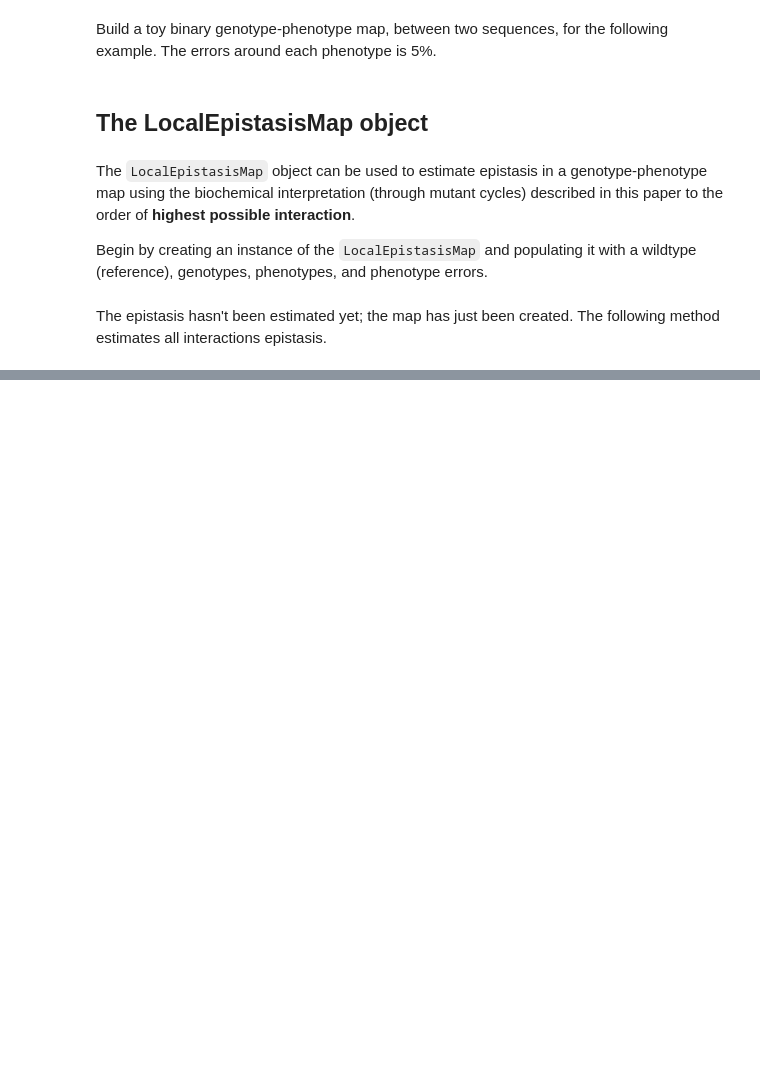
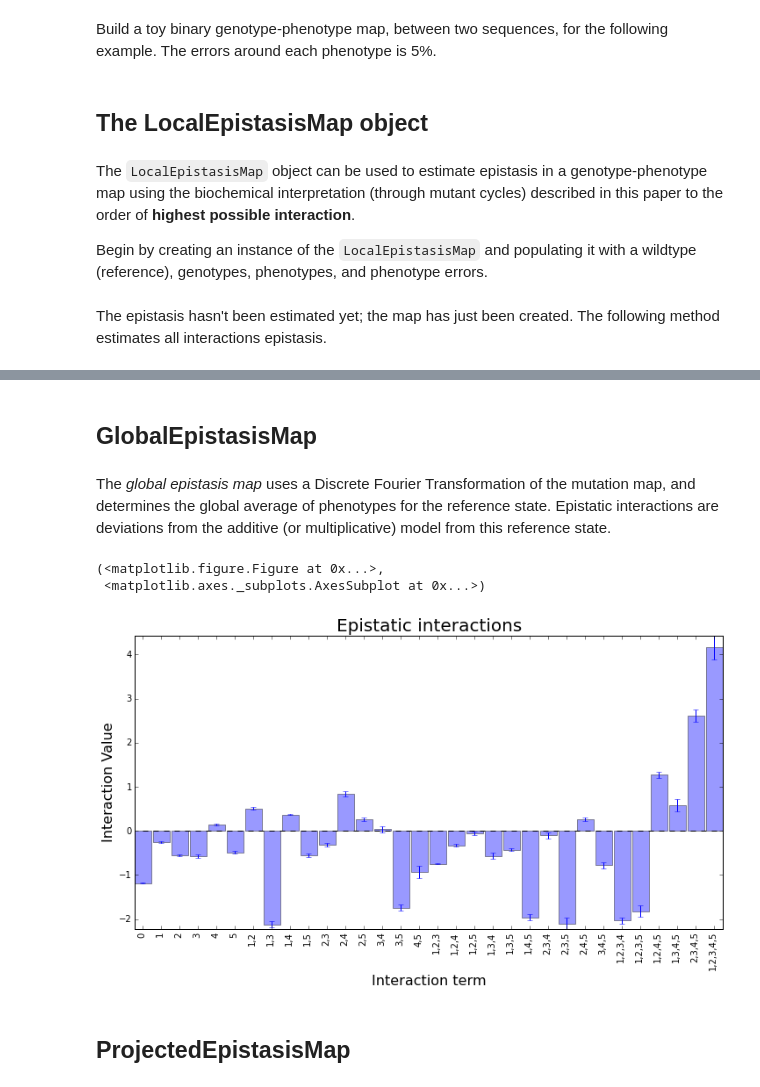
Before and after one commit to harmslab/epistasis, a Jupyter notebook: examples/ipynb/EpistasisModels tutorial.ipynb, the cells around one changed output, grey strips where cells are left out. Saved outputs shown, nothing was run; the diff lists cells and outputs as text; code cells hidden in the pictures; blank space fills up the shorter version.

Commit message:
Fix other epistasis models, update tutorial to have other models

```diff
--- a/examples/ipynb/EpistasisModels tutorial.ipynb
+++ b/examples/ipynb/EpistasisModels tutorial.ipynb
@@ -62,0 +67,2 @@ epistasis_bar(epistasis, sigmas=2)
+# %% [markdown]
+## GlobalEpistasisMap
@@ -62,0 +71,13 @@ epistasis_bar(epistasis, sigmas=2)
+# %% [markdown]
+The *global epistasis map* uses a Discrete Fourier Transformation of the mutation map, and determines the global average of phenotypes for the reference state. Epistatic interactions are deviations from the additive (or multiplicative) model from this reference state.
+# %%
+epistasis = GlobalEpistasisMap(seq1, genotypes, phenotypes, phenotype_errors=errors, log_phenotypes=True)
+epistasis.estimate_interactions()
+epistasis.estimate_error()
+epistasis_bar(epistasis, sigmas=2)
+# %% [output]
+(<matplotlib.figure.Figure at 0x...>,
+ <matplotlib.axes._subplots.AxesSubplot at 0x...>)
+[figure, added]
+# %% [markdown]
+## ProjectedEpistasisMap
```
Also changed, not shown: parts of 11 cells of this notebook, 1 other file.
